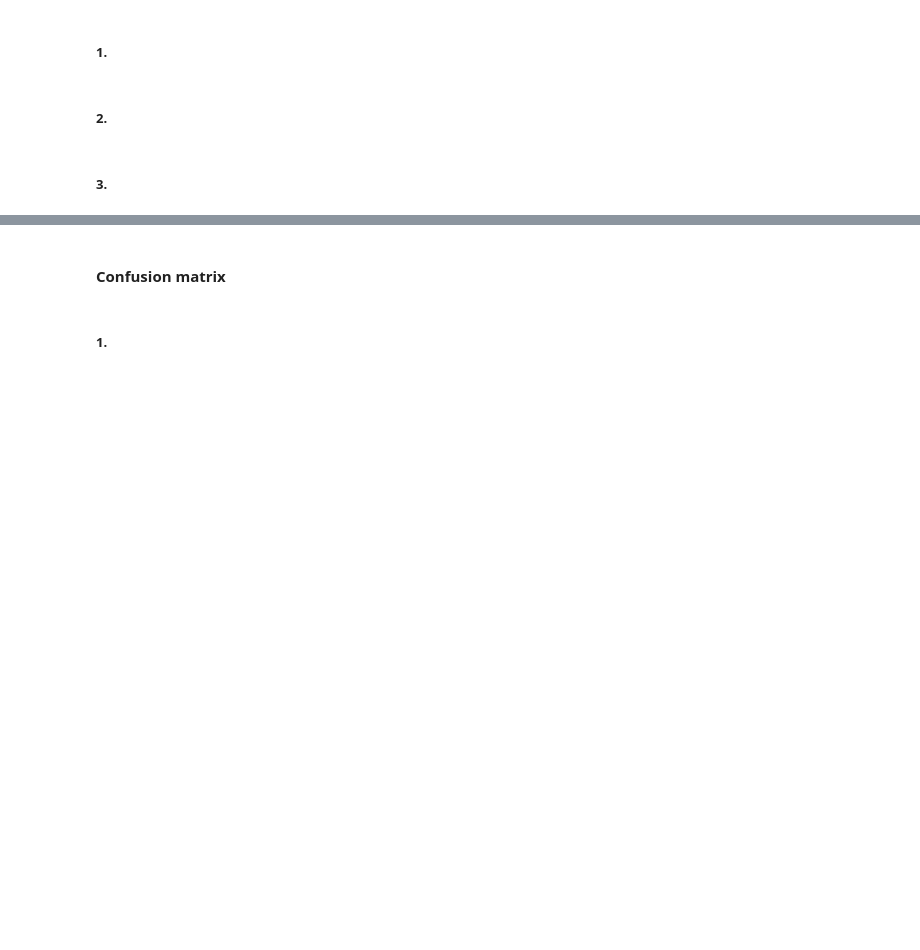
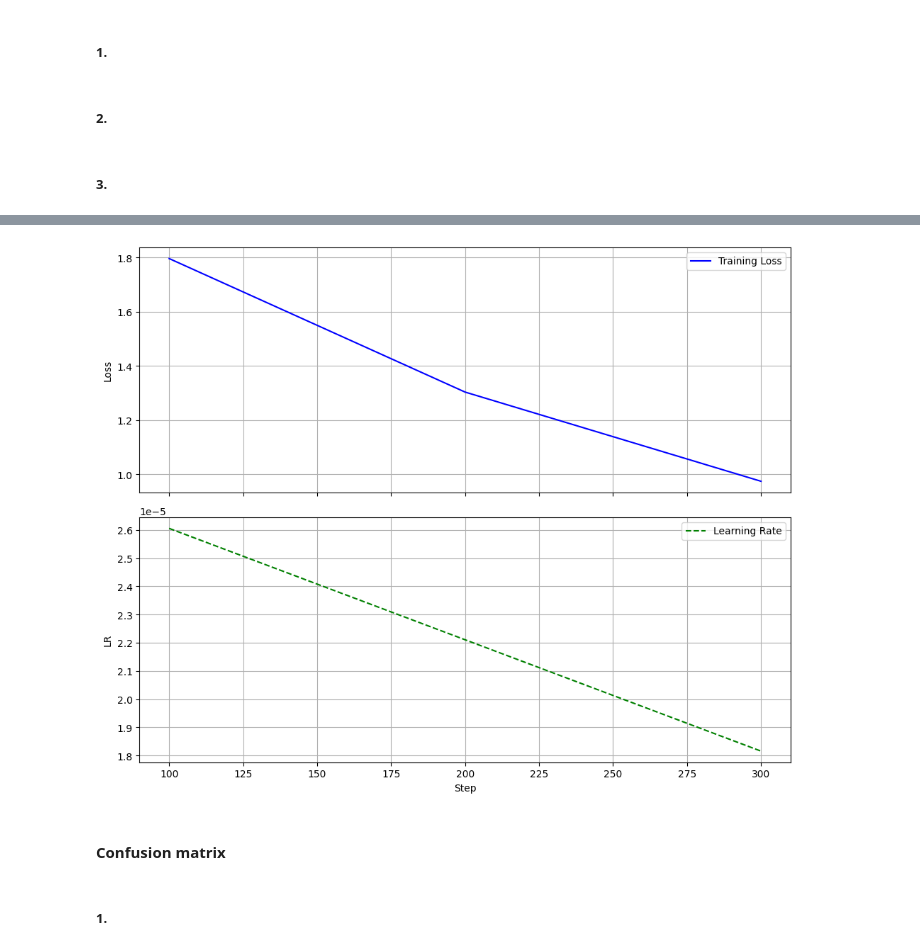
Before and after one commit to py-mesayaa/NLP_Project_ITU_2025, a Jupyter notebook: XLMR_Cultural_classifier.ipynb, the cells around one changed output, grey strips where cells are left out. Cells and saved outputs as stored; diff of their text form; code cells hidden in the pictures; blank space fills up the shorter version.

```diff
--- a/XLMR_Cultural_classifier.ipynb
+++ b/XLMR_Cultural_classifier.ipynb
@@ -530,3 +536,5 @@ trainer_state_path_3 = "xlmr-cultural-funziez/checkpoint-300/trainer_state.json"
+# %%
+trainer_state_path_before_3 = "xlmr-cultural-funziez/checkpoint-300/trainer_state.json"
 # %%
 with open(trainer_state_path_3, "r") as f:
     state_2 = json.load(f)
@@ -538,3 +546,11 @@ plot_training_logs(state_2["log_history"])
+# %%
+with open(trainer_state_path_before_3, "r") as f:
+    state_3 = json.load(f)
+
+# Pass only the log history to the plotting function
+plot_training_logs(state_3["log_history"])
+# %% [output]
+[figure, added]
 # %% [markdown]
 #### Confusion matrix
 # %% [markdown]
```
Also changed, not shown: parts of 8 cells of this notebook.
